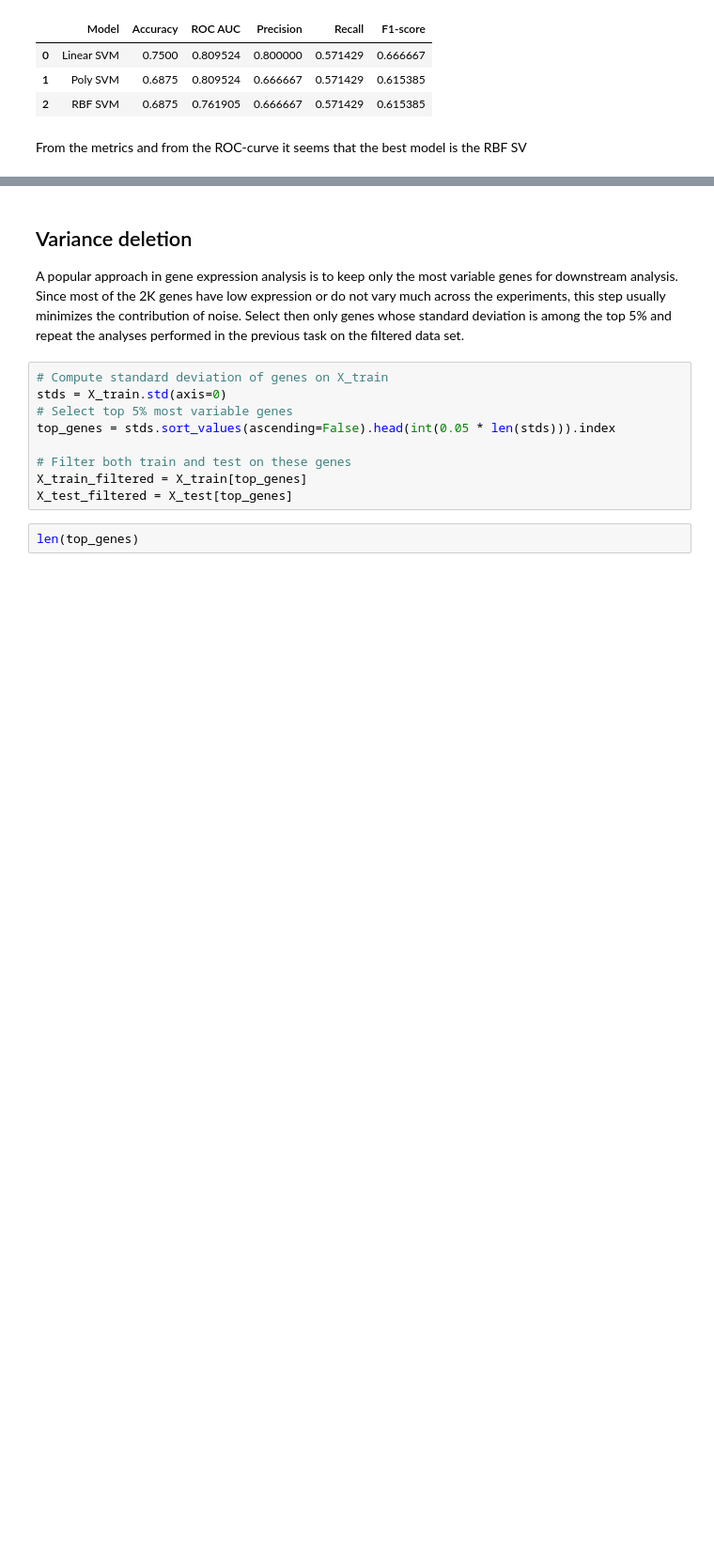
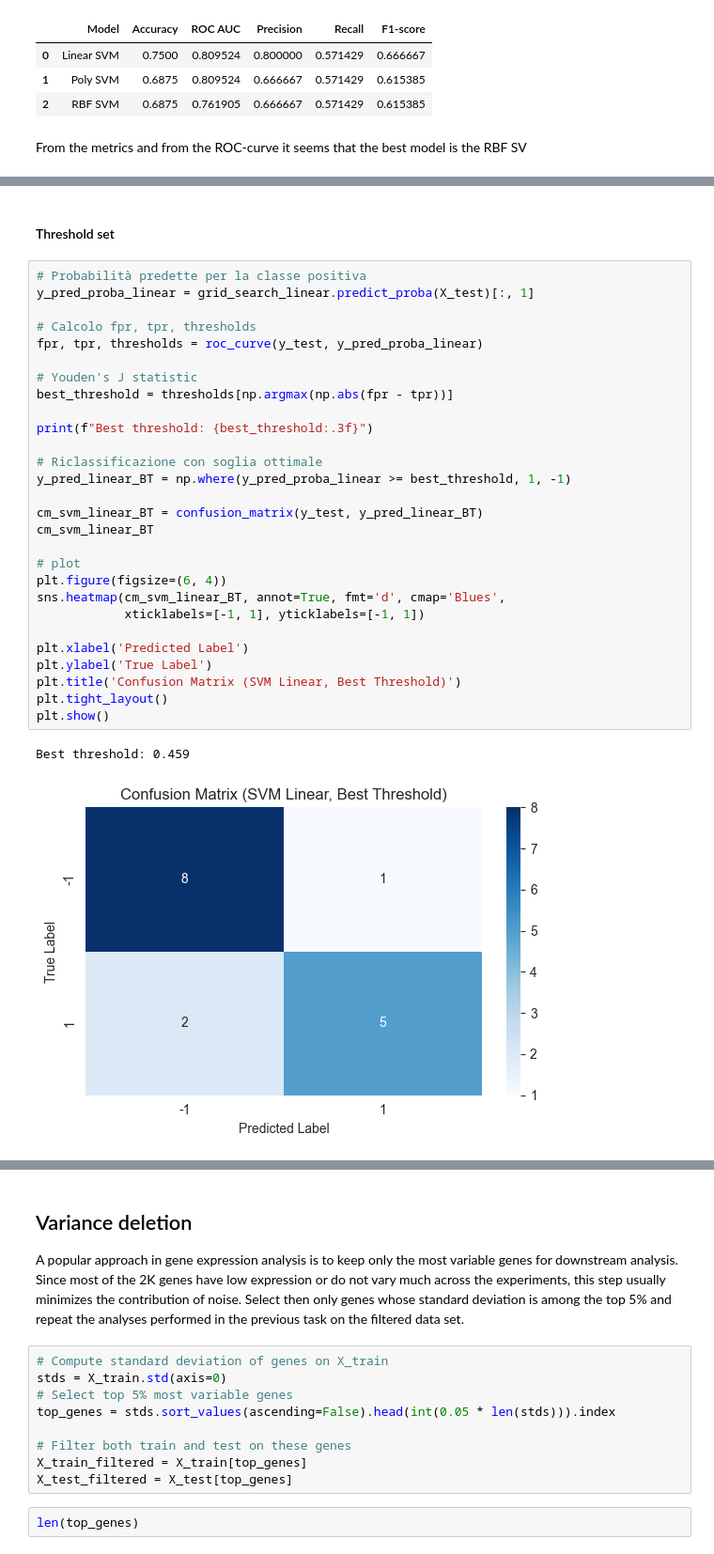
Before and after one commit to CrispyCocaBoy/statistical_methods_homework_3, a Jupyter notebook: homework_3.ipynb, the cells around one changed output, grey strips where cells are left out. Shown at 94% size. Saved outputs shown, nothing was run; the diff lists cells and outputs as text; blank space fills up the shorter version.

```diff
--- a/homework_3.ipynb
+++ b/homework_3.ipynb
@@ -361,0 +364,33 @@ plt.show()
+# %% [markdown]
+#### Threshold set
+# %%
+# Probabilità predette per la classe positiva
+y_pred_proba_linear = grid_search_linear.predict_proba(X_test)[:, 1]
+
+# Calcolo fpr, tpr, thresholds
+fpr, tpr, thresholds = roc_curve(y_test, y_pred_proba_linear)
+
+# Youden's J statistic
+best_threshold = thresholds[np.argmax(np.abs(fpr - tpr))]
+
+print(f"Best threshold: {best_threshold:.3f}")
+
+# Riclassificazione con soglia ottimale
+y_pred_linear_BT = np.where(y_pred_proba_linear >= best_threshold, 1, -1)
+
+cm_svm_linear_BT = confusion_matrix(y_test, y_pred_linear_BT)
+cm_svm_linear_BT
+
+# plot
+plt.figure(figsize=(6, 4))
+sns.heatmap(cm_svm_linear_BT, annot=True, fmt='d', cmap='Blues',
+            xticklabels=[-1, 1], yticklabels=[-1, 1])
+
+plt.xlabel('Predicted Label')
+plt.ylabel('True Label')
+plt.title('Confusion Matrix (SVM Linear, Best Threshold)')
+plt.tight_layout()
+plt.show()
+# %% [output]
+Best threshold: 0.459
+[figure, added]
```
Also changed, not shown: parts of 12 cells of this notebook, 3 other files.
